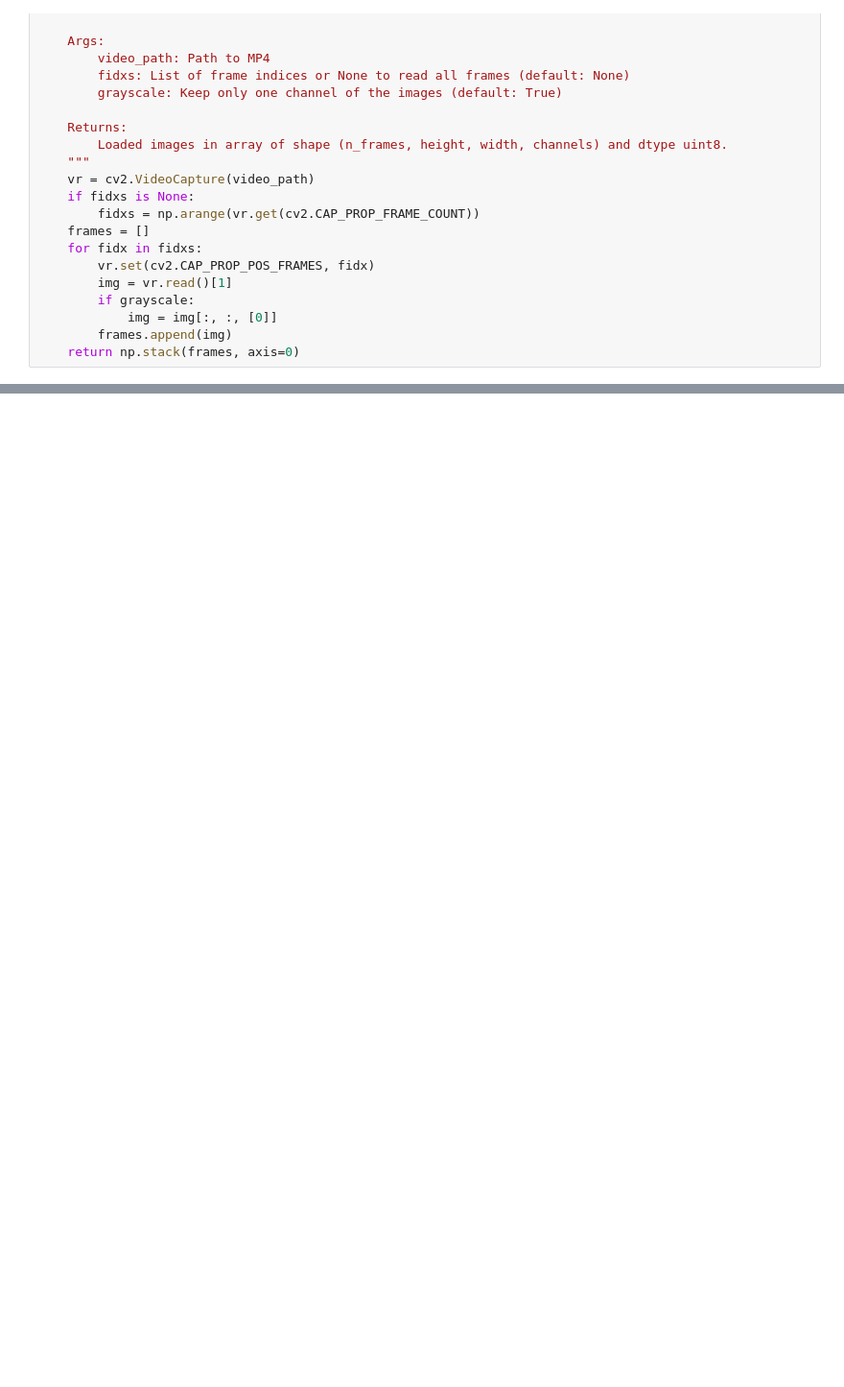
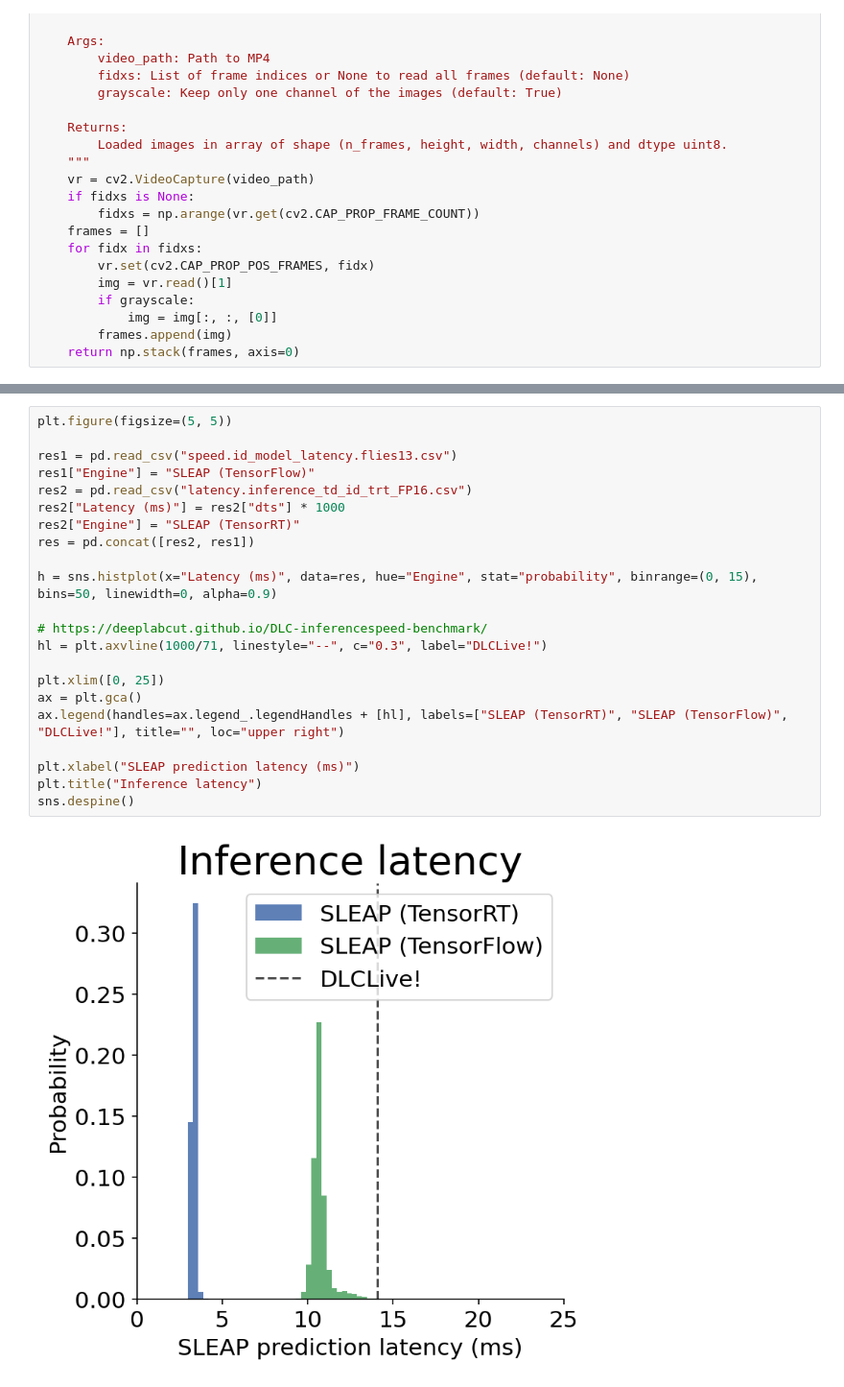
Before and after one commit to talmo/gpuhackathon-sleap, a Jupyter notebook: tensorrt/benchmark_latency.ipynb, the cells around one changed output, grey strips where cells are left out. Shown: that part at 96% size. Saved outputs shown, nothing was run; the diff lists cells and outputs as text; blank space fills up the shorter version.

```diff
--- a/tensorrt/benchmark_latency.ipynb
+++ b/tensorrt/benchmark_latency.ipynb
@@ -98,0 +143,24 @@ res.groupby("batch_size").mean()
+# %%
+plt.figure(figsize=(5, 5))
+
+res1 = pd.read_csv("speed.id_model_latency.flies13.csv")
+res1["Engine"] = "SLEAP (TensorFlow)"
+res2 = pd.read_csv("latency.inference_td_id_trt_FP16.csv")
+res2["Latency (ms)"] = res2["dts"] * 1000
+res2["Engine"] = "SLEAP (TensorRT)"
+res = pd.concat([res2, res1])
+
+h = sns.histplot(x="Latency (ms)", data=res, hue="Engine", stat="probability", binrange=(0, 15), bins=50, linewidth=0, alpha=0.9)
+
+# https://deeplabcut.github.io/DLC-inferencespeed-benchmark/
+hl = plt.axvline(1000/71, linestyle="--", c="0.3", label="DLCLive!")
+
+plt.xlim([0, 25])
+ax = plt.gca()
+ax.legend(handles=ax.legend_.legendHandles + [hl], labels=["SLEAP (TensorRT)", "SLEAP (TensorFlow)", "DLCLive!"], title="", loc="upper right")
+
+plt.xlabel("SLEAP prediction latency (ms)")
+plt.title("Inference latency")
+sns.despine()
+# %% [output]
+[figure, added]
```
Also changed, not shown: parts of 11 cells of this notebook, 2 other files.
